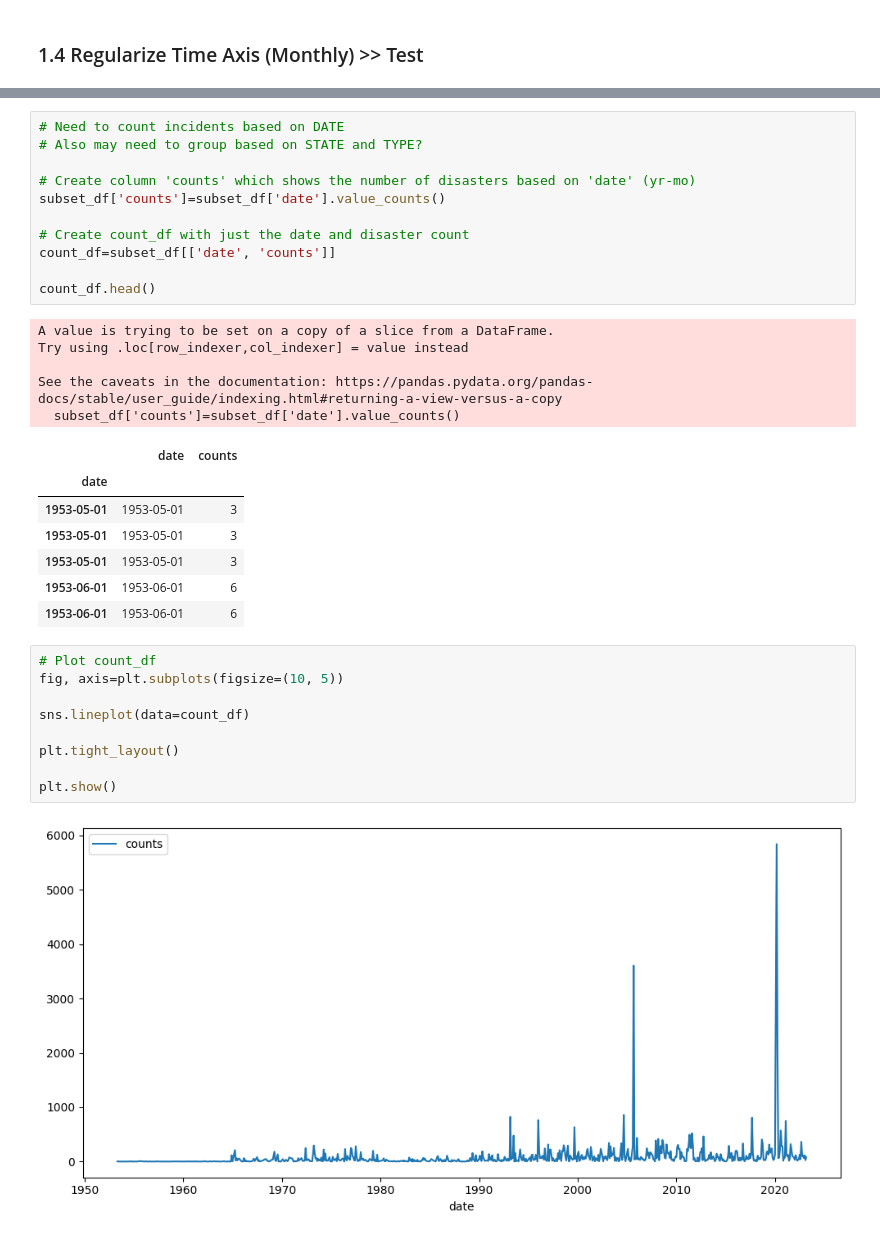
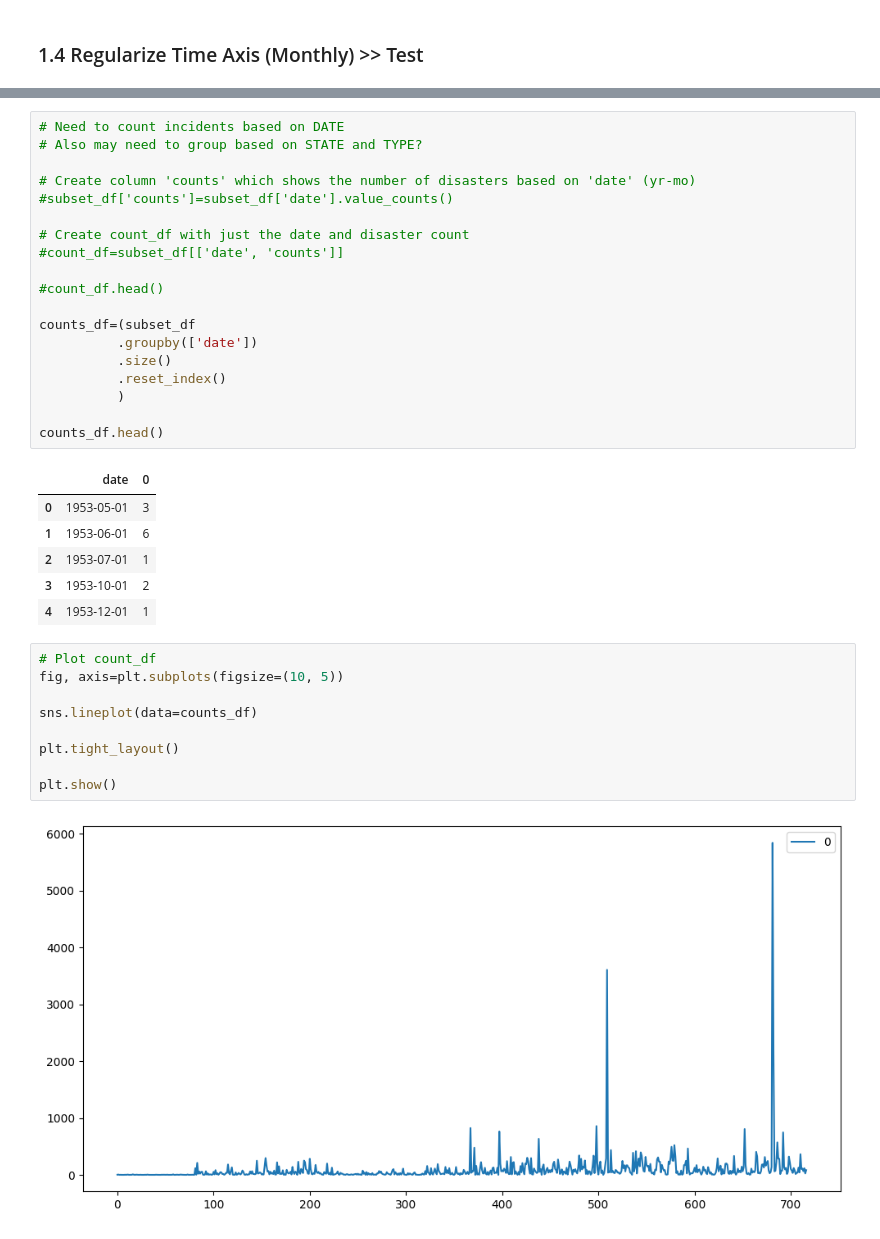
Before and after one commit to helloklow/natural_disasters, a Jupyter notebook: notebooks/low_data_wrangling.ipynb, the cells around one changed output, grey strips where cells are left out. Cells and saved outputs as stored; diff of their text form.

```diff
--- a/notebooks/low_data_wrangling.ipynb
+++ b/notebooks/low_data_wrangling.ipynb
@@ -139,36 +141,38 @@ subset_df.head()
 # Also may need to group based on STATE and TYPE?
 
 # Create column 'counts' which shows the number of disasters based on 'date' (yr-mo)
-subset_df['counts']=subset_df['date'].value_counts()
+#subset_df['counts']=subset_df['date'].value_counts()
 
 # Create count_df with just the date and disaster count
-count_df=subset_df[['date', 'counts']]
+#count_df=subset_df[['date', 'counts']]
 
-count_df.head()
+#count_df.head()
+
+counts_df=(subset_df
+          .groupby(['date'])
+          .size()
+          .reset_index()
+          )
+
+counts_df.head()
 # %% [output]
-A value is trying to be set on a copy of a slice from a DataFrame.
-Try using .loc[row_indexer,col_indexer] = value instead
-
-See the caveats in the documentation: https://pandas.pydata.org/pandas-docs/stable/user_guide/indexing.html#returning-a-view-versus-a-copy
-  subset_df['counts']=subset_df['date'].value_counts()
-|  | date | counts |
-| date |  |  |
-| 1953-05-01 | 1953-05-01 | 3 |
-| 1953-05-01 | 1953-05-01 | 3 |
-| 1953-05-01 | 1953-05-01 | 3 |
-| 1953-06-01 | 1953-06-01 | 6 |
-| 1953-06-01 | 1953-06-01 | 6 |
+|  | date | 0 |
+| 0 | 1953-05-01 | 3 |
+| 1 | 1953-06-01 | 6 |
+| 2 | 1953-07-01 | 1 |
+| 3 | 1953-10-01 | 2 |
+| 4 | 1953-12-01 | 1 |
 # %%
 # Plot count_df
 fig, axis=plt.subplots(figsize=(10, 5))
 
-sns.lineplot(data=count_df)
+sns.lineplot(data=counts_df)
 
 plt.tight_layout()
 
 plt.show()
 # %% [output]
-[figure, old version]
+[figure, new version]
 # %%
 # Create year_df which contains 'date' and 'count' for the year 1980
 year_df = count_df[count_df['date'].dt.strftime('%Y')=='1980']
```
Also changed, not shown: parts of 7 cells of this notebook.
